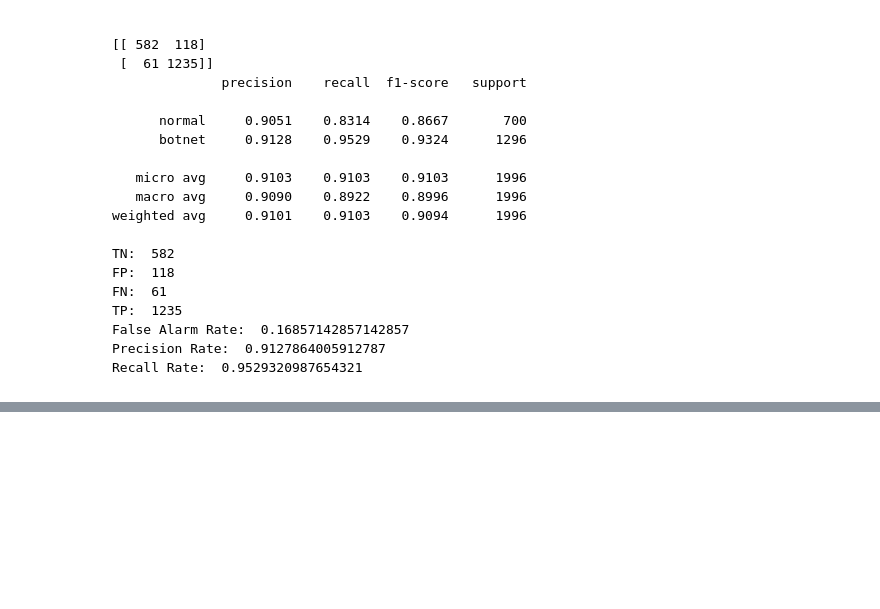
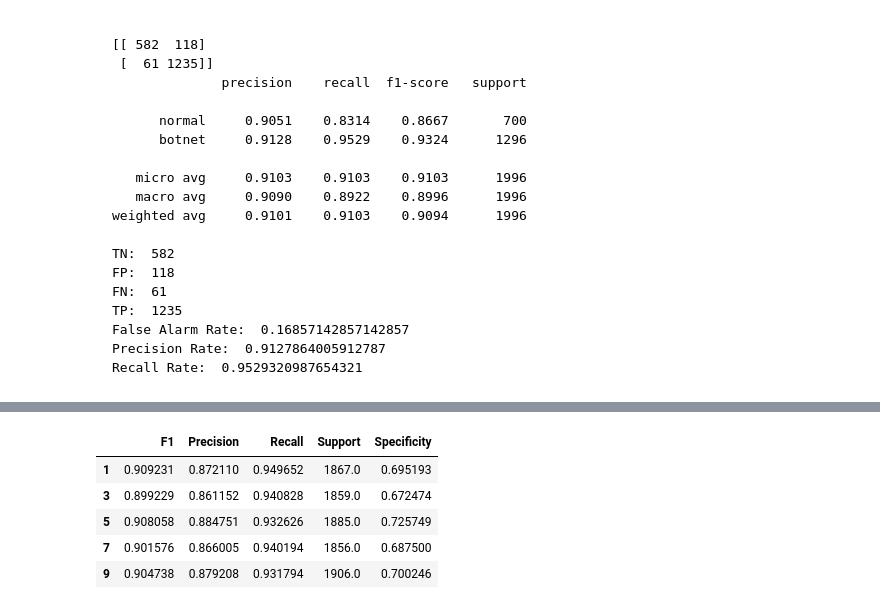
Before and after one commit to FrancoPalau/Deep-Active-Learning, a Jupyter notebook: Notebooks/ctu_13_results.ipynb, the cells around one changed output, grey strips where cells are left out. Cells and saved outputs as stored; diff of their text form; code cells hidden in the pictures; blank space fills up the shorter version.

```diff
--- a/Notebooks/ctu_13_results.ipynb
+++ b/Notebooks/ctu_13_results.ipynb
@@ -1056,0 +1149,10 @@ Recall Rate:  0.9529320987654321
+# %%
+df2 = df.iloc[1::2]
+df2.head()
+# %% [output]
+|  | F1 | Precision | Recall | Support | Specificity |
+| 1 | 0.909231 | 0.872110 | 0.949652 | 1867.0 | 0.695193 |
+| 3 | 0.899229 | 0.861152 | 0.940828 | 1859.0 | 0.672474 |
+| 5 | 0.908058 | 0.884751 | 0.932626 | 1885.0 | 0.725749 |
+| 7 | 0.901576 | 0.866005 | 0.940194 | 1856.0 | 0.687500 |
+| 9 | 0.904738 | 0.879208 | 0.931794 | 1906.0 | 0.700246 |
```
Also changed, not shown: parts of 10 cells of this notebook, 22 other files.
